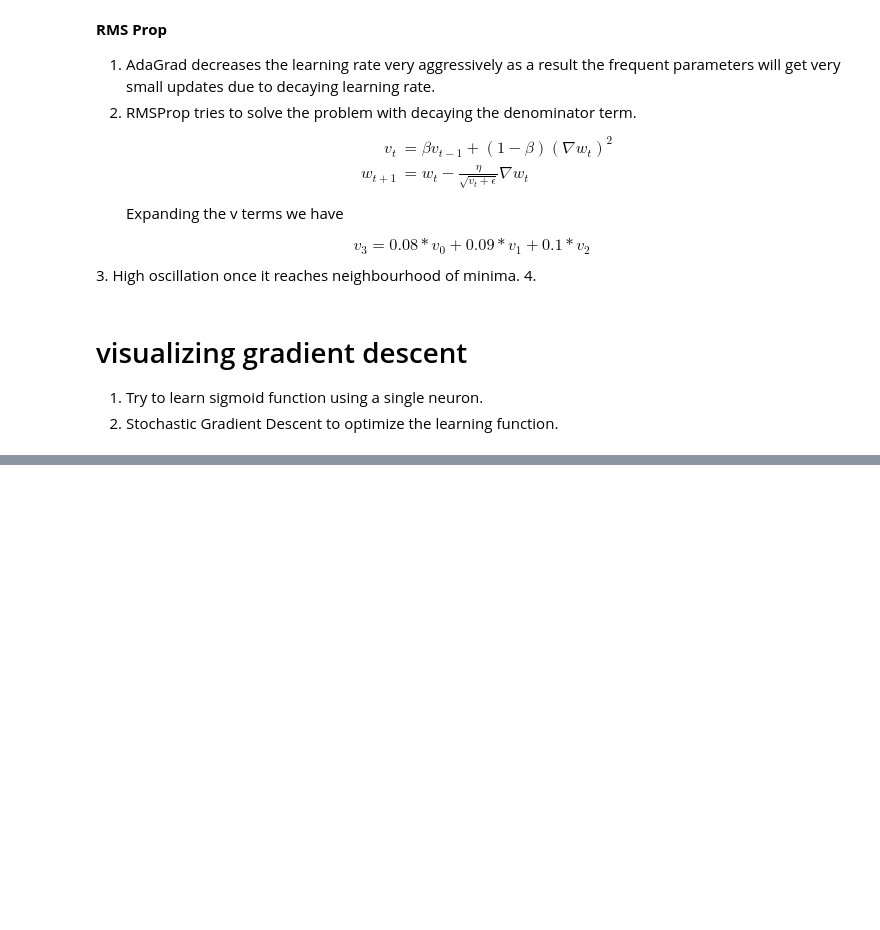
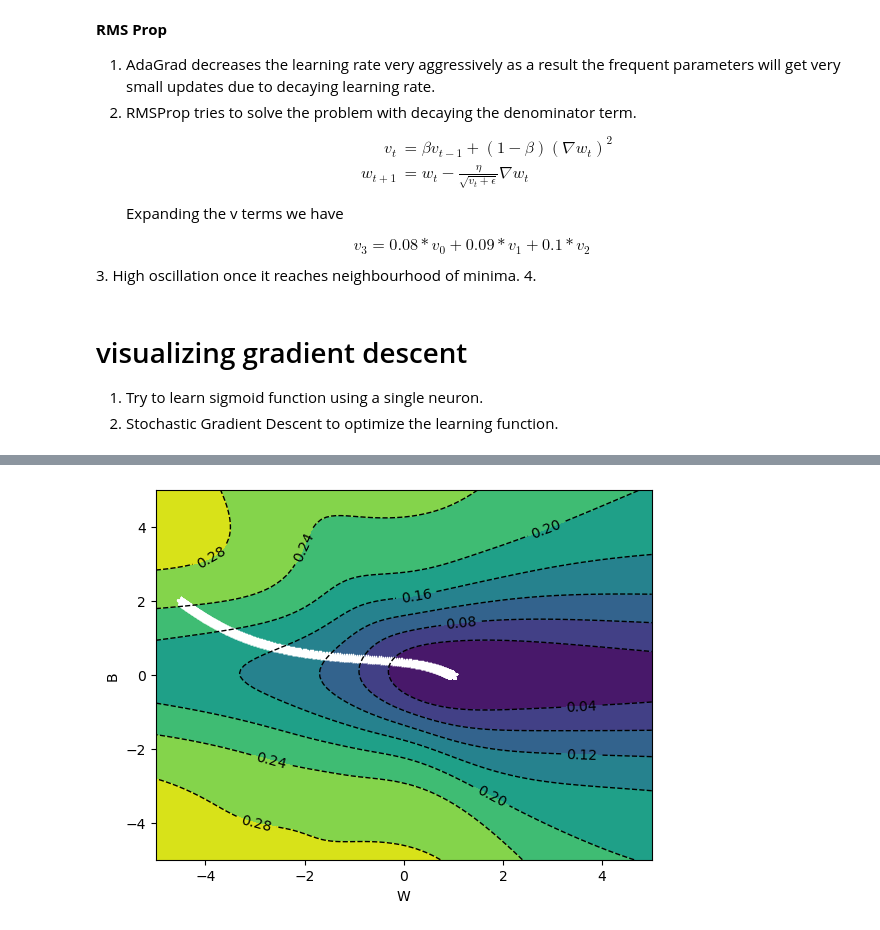
Before and after one commit to kishan-chakraborty/Scratch, a Jupyter notebook: MultiLayerPerceptron/GradientDescentAlgorithms/adaptive_gradient_descent.ipynb, the cells around one changed output, grey strips where cells are left out. Drawn from its saved outputs; the diff is of its cells as text; code cells hidden in the pictures; blank space fills up the shorter version.

```diff
--- a/MultiLayerPerceptron/GradientDescentAlgorithms/adaptive_gradient_descent.ipynb
+++ b/MultiLayerPerceptron/GradientDescentAlgorithms/adaptive_gradient_descent.ipynb
@@ -283,6 +425,8 @@ model_sgd = VisualizeGradientDescent()
 model_momentum = VisualizeGradientDescent()
 model_adagrad =  VisualizeGradientDescent()
 model_rms = VisualizeGradientDescent()
+model_adadelta = VisualizeGradientDescent()
+model_adam = VisualizeGradientDescent()
 # %%
 sgd(model_sgd, -4.5, 2, X, y, lr=0.1)
 visualize_optimization(model_sgd)
@@ -306,3 +452,7 @@ visualize_optimization(model_rms)
+# %%
+visualize_optimization(model_adadelta)
+# %% [output]
+[figure, added]
 # %%
 print('Steps required by vanilla GD: ', len(model_sgd.losses))
 print('Steps required by momentum based GD: ', len(model_momentum.losses))
```
Also changed, not shown: parts of 12 cells of this notebook, 1 other file.
